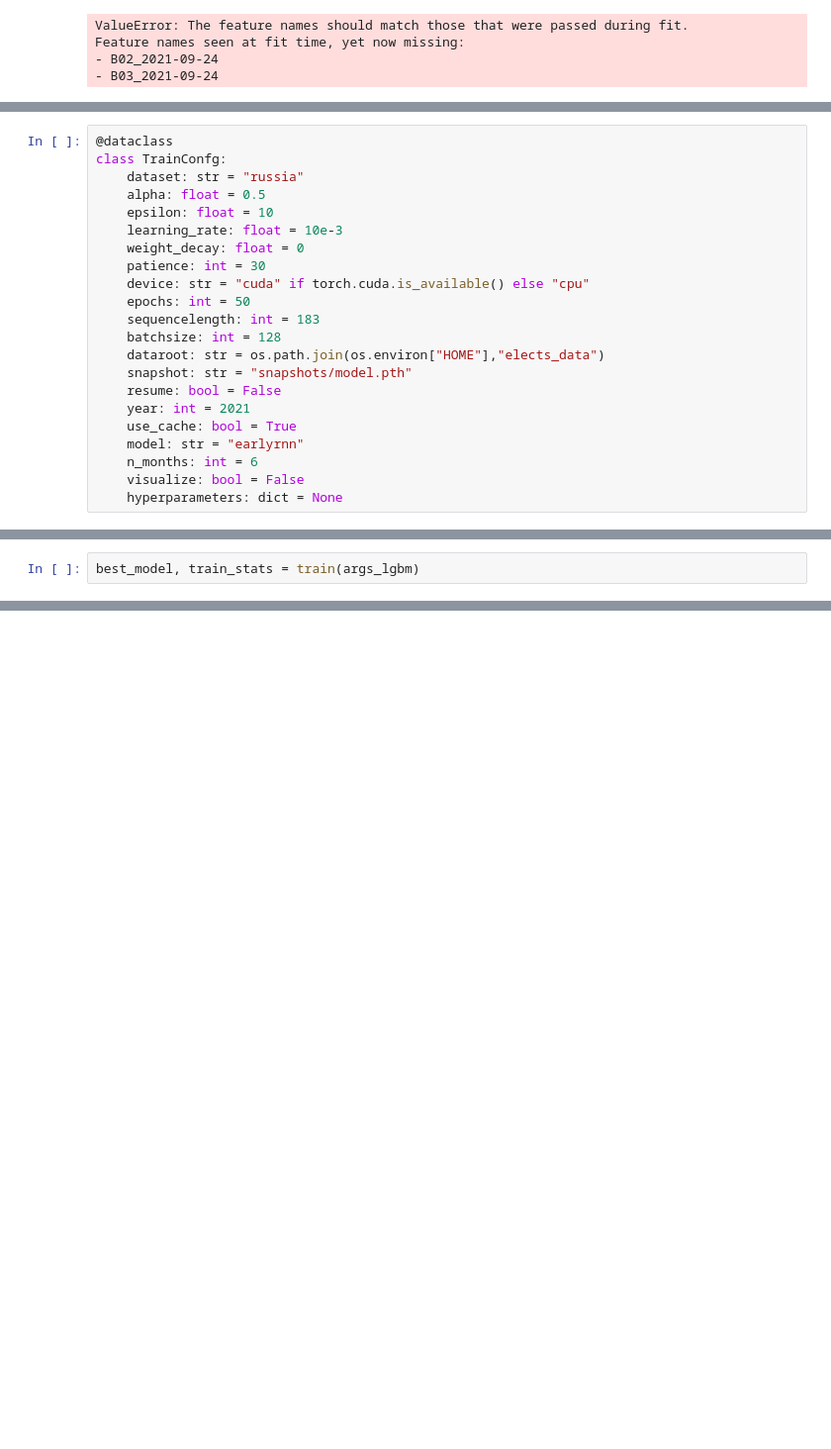
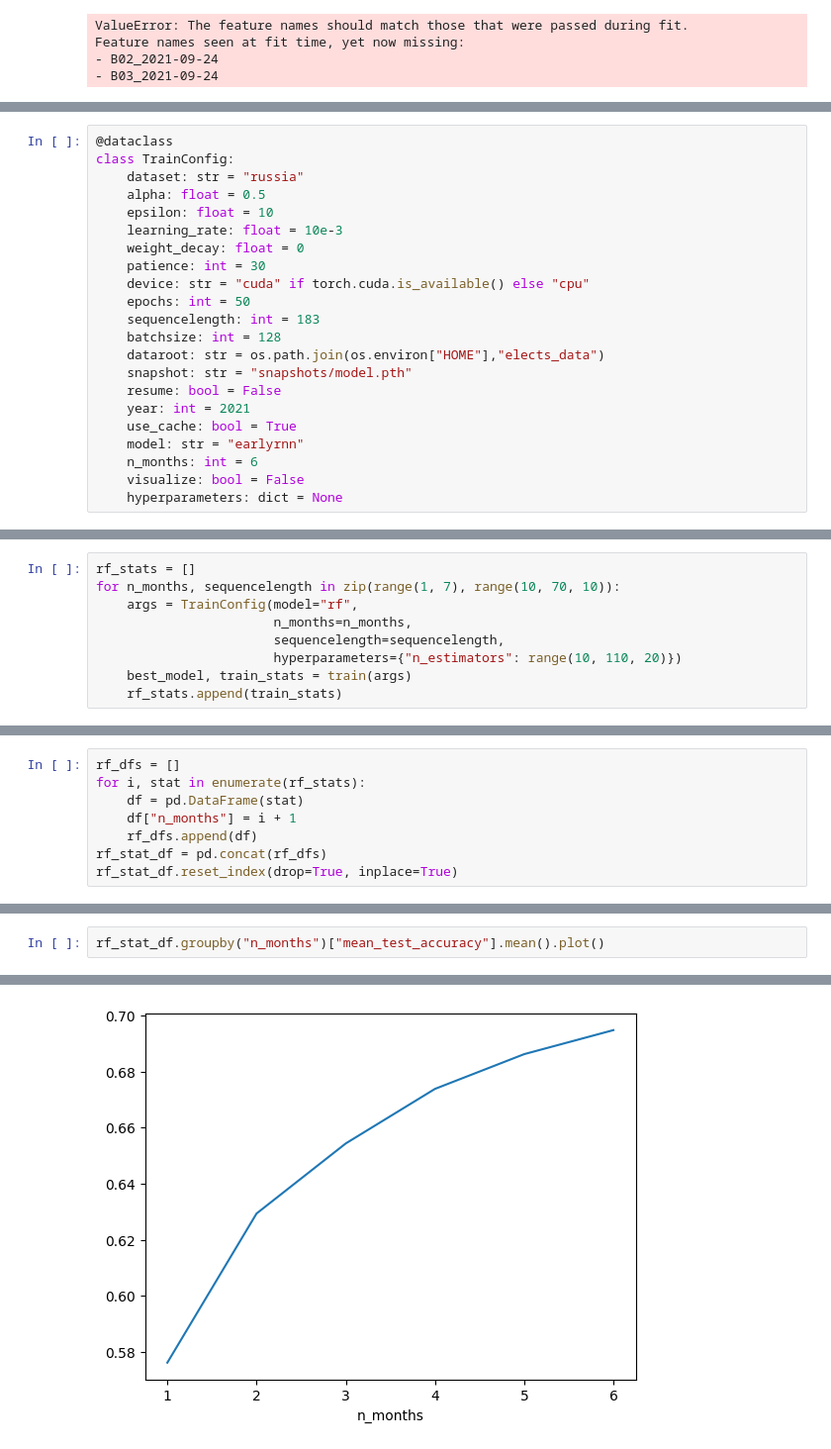
Before and after one commit to PavelSyomin/crop-classification, a Jupyter notebook: Crop Classification.ipynb, the cells around one changed output, grey strips where cells are left out. Shown: that part at 99% size. Drawn from its saved outputs; the diff is of its cells as text; blank space fills up the shorter version.

```diff
--- a/Crop Classification.ipynb
+++ b/Crop Classification.ipynb
@@ -258,7 +259,7 @@ import torch
 from train import train
 # %%
 @dataclass
-class TrainConfg:
+class TrainConfig:
     dataset: str = "russia"
     alpha: float = 0.5
     epsilon: float = 10
@@ -287,2 +281,0 @@ args_lgbm = Args(model="lightgbm",
-# %%
-best_model, train_stats = train(args_lgbm)
@@ -334,0 +282,9 @@ pd.DataFrame(train_stats)
+# %%
+rf_stats = []
+for n_months, sequencelength in zip(range(1, 7), range(10, 70, 10)):
+    args = TrainConfig(model="rf",
+                       n_months=n_months,
+                       sequencelength=sequencelength,
+                       hyperparameters={"n_estimators": range(10, 110, 20)})
+    best_model, train_stats = train(args)
+    rf_stats.append(train_stats)
@@ -334,0 +309,8 @@ pd.DataFrame(train_stats)
+# %%
+rf_dfs = []
+for i, stat in enumerate(rf_stats):
+    df = pd.DataFrame(stat)
+    df["n_months"] = i + 1
+    rf_dfs.append(df)
+rf_stat_df = pd.concat(rf_dfs)
+rf_stat_df.reset_index(drop=True, inplace=True)
@@ -334,0 +338,3 @@ pd.DataFrame(train_stats)
+# %%
+rf_stat_df.groupby("n_months")["mean_test_accuracy"].mean().plot()
+# %% [output]
@@ -334,0 +342 @@ pd.DataFrame(train_stats)
+[figure, added]
```
Also changed, not shown: parts of 12 cells of this notebook.
